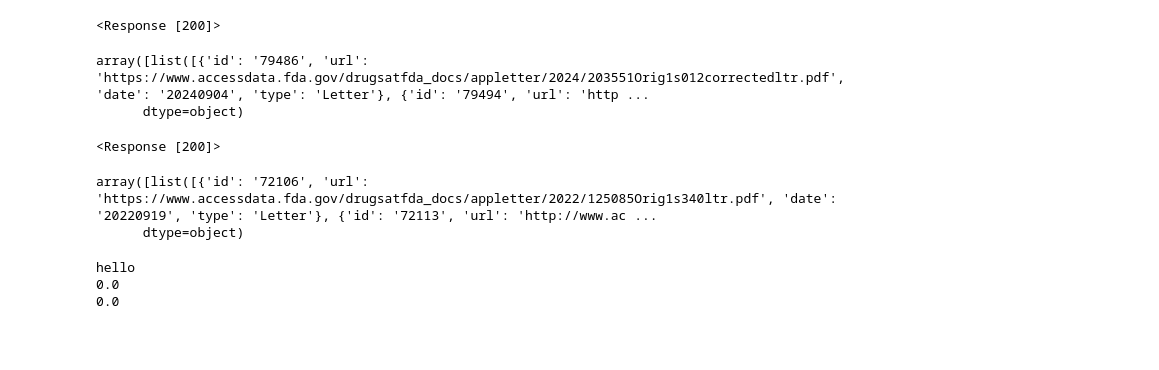
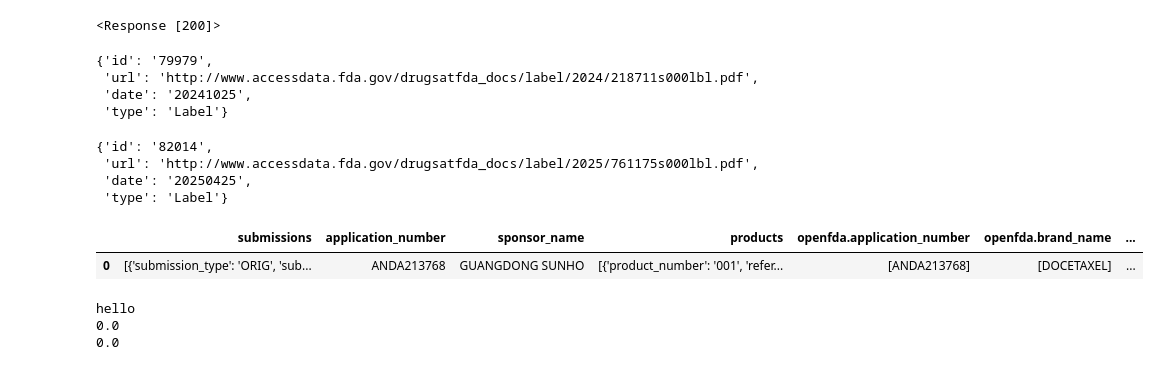
Before and after one commit to Mpkosh/TrialMind-SLR, a Jupyter notebook: draft.ipynb, the cells around one changed output. Drawn from its saved outputs; the diff is of its cells as text; code cells hidden in the pictures; blank space fills up the shorter version.

Commit message:
labels from treats

```diff
--- a/draft.ipynb
+++ b/draft.ipynb
@@ -166,27 +194,30 @@ df.iloc[49:50].dropna(axis=1)
 # %%
-res=requests.get('https://api.fda.gov/drug/drugsfda.json?limit=1&search=openfda.substance_name:%22docetaxel%22',
-                proxies={'http':'http://202.93.247.51:8090'})
+res=requests.get('https://api.fda.gov/drug/drugsfda.json?limit=99&search=openfda.substance_name:%22docetaxel%22',
+                )
 res
 # %% [output]
 <Response [200]>
-# %%
-pd.json_normalize(res.json()['results'][0]['submissions']
-                 ).sort_values('submission_status_date').tail(1).application_docs.values
-# %% [output]
-array([list([{'id': '79486', 'url': 'https://www.accessdata.fda.gov/drugsatfda_docs/appletter/2024/203551Orig1s012correctedltr.pdf', 'date': '20240904', 'type': 'Letter'}, {'id': '79494', 'url': 'http ...
-      dtype=object)
+# %%
+get_latest_label(res)
+# %% [output]
+{'id': '79979',
+ 'url': 'http://www.accessdata.fda.gov/drugsatfda_docs/label/2024/218711s000lbl.pdf',
+ 'date': '20241025',
+ 'type': 'Label'}
 # %%
-res2=requests.get('https://api.fda.gov/drug/drugsfda.json?limit=1&search=openfda.substance_name:%22Bevacizumab%22',
-                proxies={'http':'http://202.93.247.51:8090'})
-res2
+res2=requests.get('https://api.fda.gov/drug/drugsfda.json?limit=99&search=openfda.substance_name:%22Bevacizumab%22',
+                )
+get_latest_label(res2)
 # %% [output]
-<Response [200]>
+{'id': '82014',
+ 'url': 'http://www.accessdata.fda.gov/drugsatfda_docs/label/2025/761175s000lbl.pdf',
+ 'date': '20250425',
+ 'type': 'Label'}
-# %%
-pd.json_normalize(res2.json()['results'][0]['submissions']
-                 ).sort_values('submission_status_date').tail(1).application_docs.values
-# %% [output]
-array([list([{'id': '72106', 'url': 'https://www.accessdata.fda.gov/drugsatfda_docs/appletter/2022/125085Orig1s340ltr.pdf', 'date': '20220919', 'type': 'Letter'}, {'id': '72113', 'url': 'http://www.ac ...
-      dtype=object)
+# %%
+pd.json_normalize(res.json()['results'][0])#.application_docs.values
+# %% [output]
+|  | submissions | application_number | sponsor_name | products | openfda.application_number | openfda.brand_name | ... |
+| 0 | [{'submission_type': 'ORIG', 'sub... | ANDA213768 | GUANGDONG SUNHO | [{'product_number': '001', 'refer... | [ANDA213768] | [DOCETAXEL] | ... |
 # %%
 start = time.time()
 print("hello")
```
Also changed, not shown: parts of 1 cell of this notebook.
